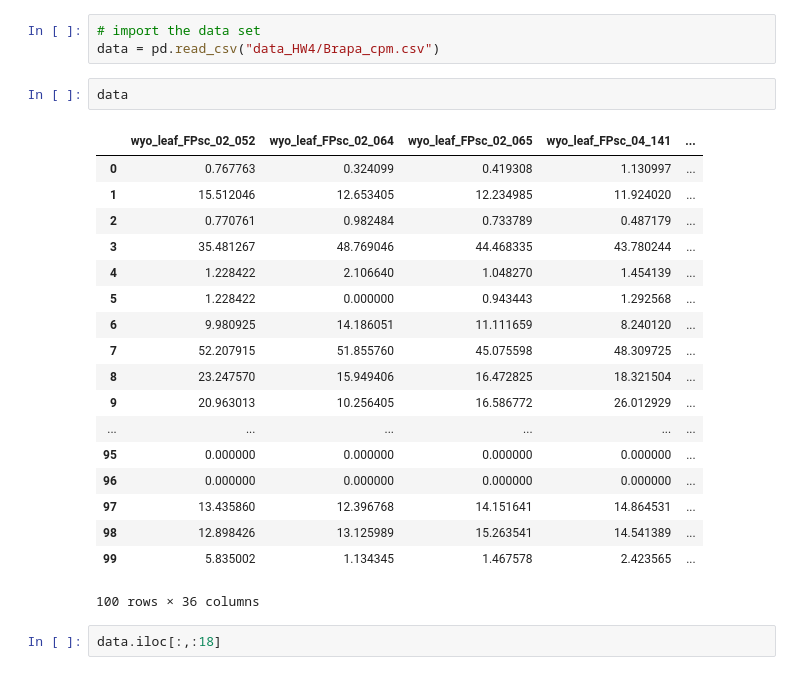
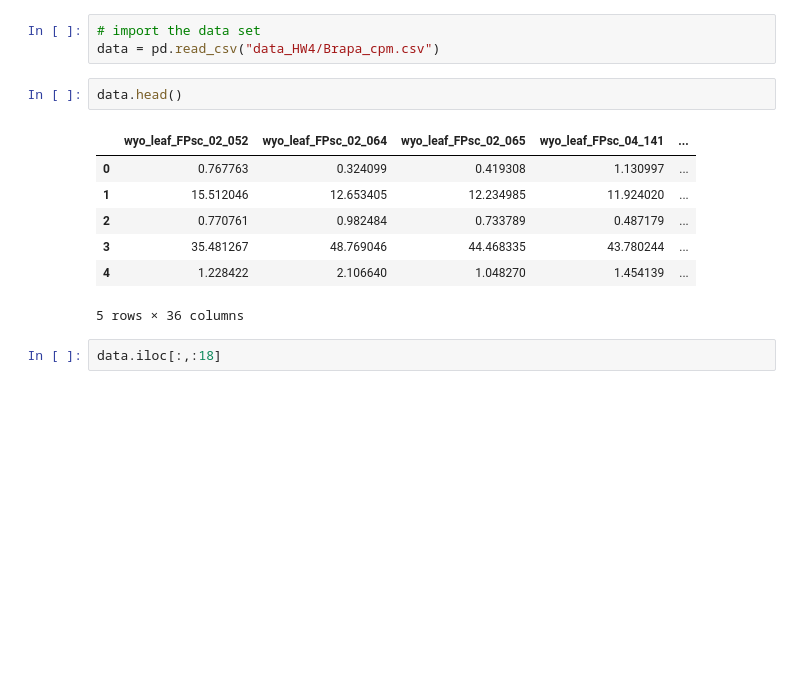
Before and after one commit to UCD-pbio-rclub/python-data-analysis_MinYao.J, a Jupyter notebook: HW for chapter 5.ipynb, the cells around one changed output. Cells and saved outputs as stored; diff of their text form; blank space fills up the shorter version.

```diff
--- a/HW for chapter 5.ipynb
+++ b/HW for chapter 5.ipynb
@@ -7,26 +98,15 @@ import numpy as np
 # import the data set
 data = pd.read_csv("data_HW4/Brapa_cpm.csv")
 # %%
-data
+data.head()
 # %% [output]
 |  | wyo_leaf_FPsc_02_052 | wyo_leaf_FPsc_02_064 | wyo_leaf_FPsc_02_065 | wyo_leaf_FPsc_04_141 | ... |
 | 0 | 0.767763 | 0.324099 | 0.419308 | 1.130997 | ... |
 | 1 | 15.512046 | 12.653405 | 12.234985 | 11.924020 | ... |
 | 2 | 0.770761 | 0.982484 | 0.733789 | 0.487179 | ... |
 | 3 | 35.481267 | 48.769046 | 44.468335 | 43.780244 | ... |
 | 4 | 1.228422 | 2.106640 | 1.048270 | 1.454139 | ... |
-| 5 | 1.228422 | 0.000000 | 0.943443 | 1.292568 | ... |
-| 6 | 9.980925 | 14.186051 | 11.111659 | 8.240120 | ... |
-| 7 | 52.207915 | 51.855760 | 45.075598 | 48.309725 | ... |
-| 8 | 23.247570 | 15.949406 | 16.472825 | 18.321504 | ... |
-| 9 | 20.963013 | 10.256405 | 16.586772 | 26.012929 | ... |
-| ... | ... | ... | ... | ... | ... |
-| 95 | 0.000000 | 0.000000 | 0.000000 | 0.000000 | ... |
-| 96 | 0.000000 | 0.000000 | 0.000000 | 0.000000 | ... |
-| 97 | 13.435860 | 12.396768 | 14.151641 | 14.864531 | ... |
-| 98 | 12.898426 | 13.125989 | 15.263541 | 14.541389 | ... |
-| 99 | 5.835002 | 1.134345 | 1.467578 | 2.423565 | ... |
-100 rows × 36 columns
+5 rows × 36 columns
 # %%
 data.iloc[:,:18]
 # %% [output]
```
Also changed, not shown: parts of 24 cells of this notebook.
